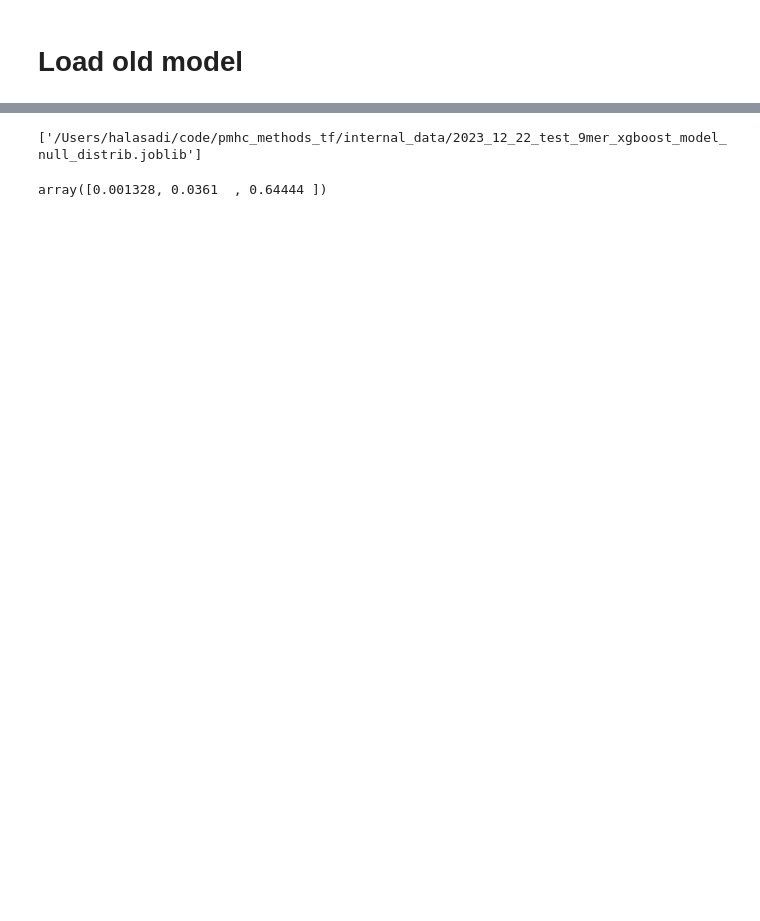
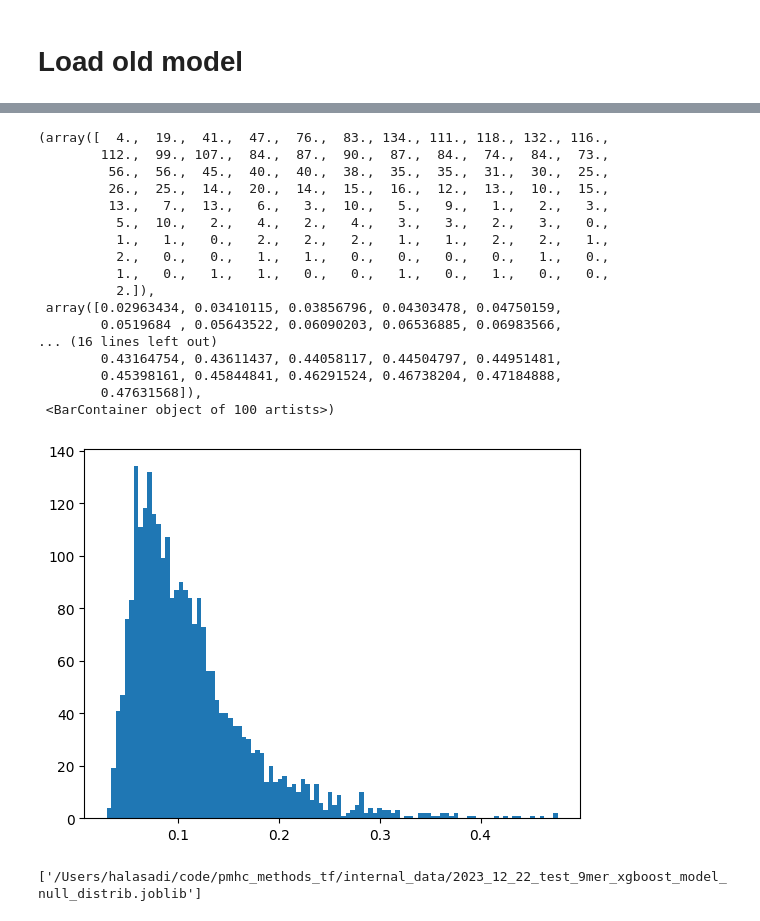
Before and after one commit to halasadi/pmhc_methods_tf, a Jupyter notebook: analysis/2023_12_14_calculate_pvals.ipynb, the cells around one changed output, grey strips where cells are left out. Drawn from its saved outputs; the diff is of its cells as text; code cells hidden in the pictures; blank space fills up the shorter version.

```diff
--- a/analysis/2023_12_14_calculate_pvals.ipynb
+++ b/analysis/2023_12_14_calculate_pvals.ipynb
@@ -76,3 +84,24 @@ plt.hist(pmax, bins = 100)
+# %%
+plt.hist(pmax[ypred_labels == 'A0101'], bins = 100)
+# %% [output]
+(array([  4.,  19.,  41.,  47.,  76.,  83., 134., 111., 118., 132., 116.,
+        112.,  99., 107.,  84.,  87.,  90.,  87.,  84.,  74.,  84.,  73.,
+         56.,  56.,  45.,  40.,  40.,  38.,  35.,  35.,  31.,  30.,  25.,
+         26.,  25.,  14.,  20.,  14.,  15.,  16.,  12.,  13.,  10.,  15.,
+         13.,   7.,  13.,   6.,   3.,  10.,   5.,   9.,   1.,   2.,   3.,
+          5.,  10.,   2.,   4.,   2.,   4.,   3.,   3.,   2.,   3.,   0.,
+          1.,   1.,   0.,   2.,   2.,   2.,   1.,   1.,   2.,   2.,   1.,
+          2.,   0.,   0.,   1.,   1.,   0.,   0.,   0.,   0.,   1.,   0.,
+          1.,   0.,   1.,   1.,   0.,   0.,   1.,   0.,   1.,   0.,   0.,
+          2.]),
+ array([0.02963434, 0.03410115, 0.03856796, 0.04303478, 0.04750159,
+        0.0519684 , 0.05643522, 0.06090203, 0.06536885, 0.06983566,
+... (16 lines left out)
+        0.43164754, 0.43611437, 0.44058117, 0.44504797, 0.44951481,
+        0.45398161, 0.45844841, 0.46291524, 0.46738204, 0.47184888,
+        0.47631568]),
+ <BarContainer object of 100 artists>)
+[figure, added]
 # %%
 joblib.dump(pmax, file_path + '_null_distrib.joblib')
 # %% [output]
@@ -83,6 +112,4 @@ def calculate_pval(pred_scores):
 # %%
 pred_scores = np.array([0.8, 0.5, 0.1])
 # %%
-calculate_pval(np.array([0.8, 0.5, 0.1]))
+pvals = calculate_pval(np.array([0.5, 0.5, 0.1]))
-# %% [output]
-array([0.001328, 0.0361  , 0.64444 ])
```
Also changed, not shown: parts of 5 cells of this notebook, 2 other files.
